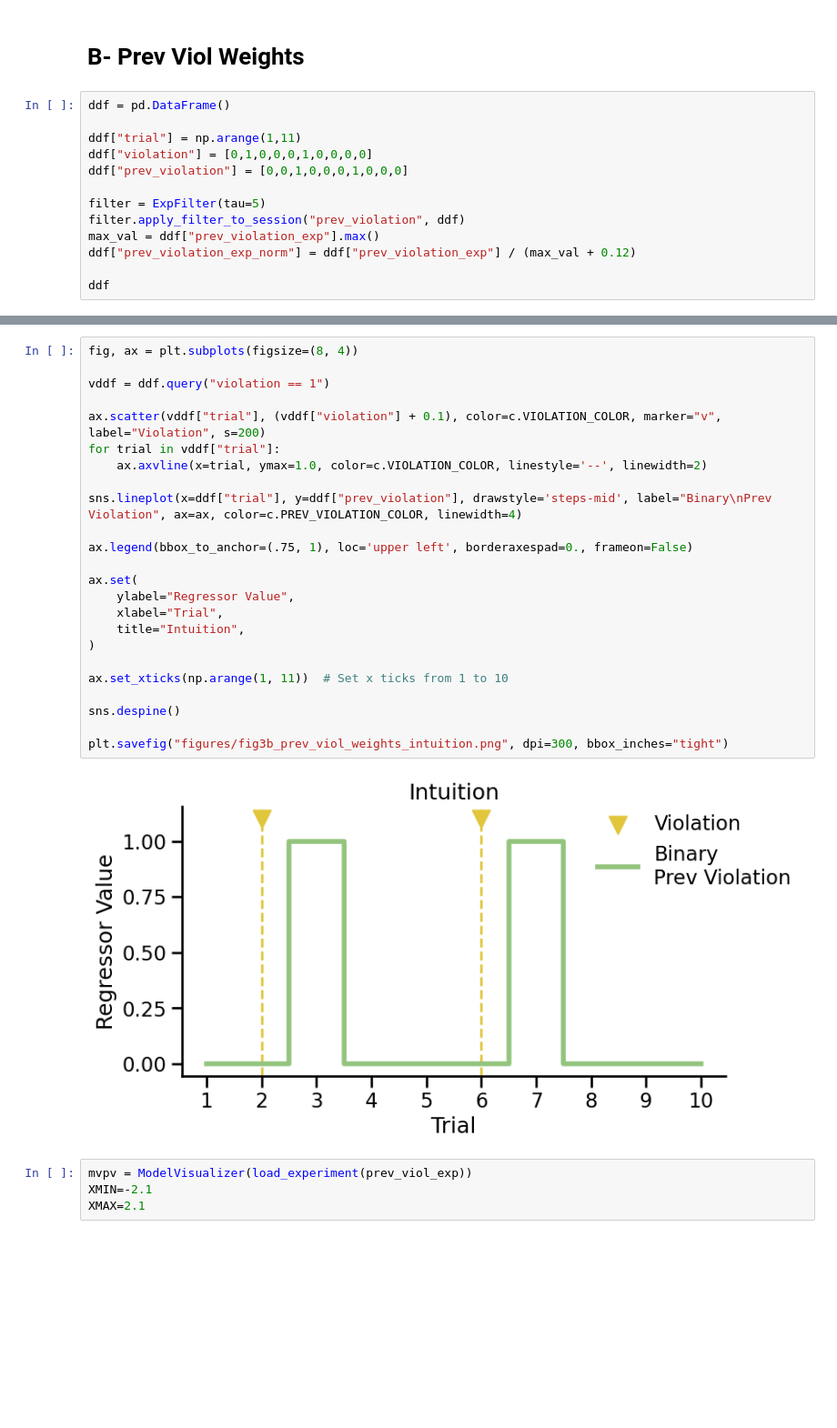
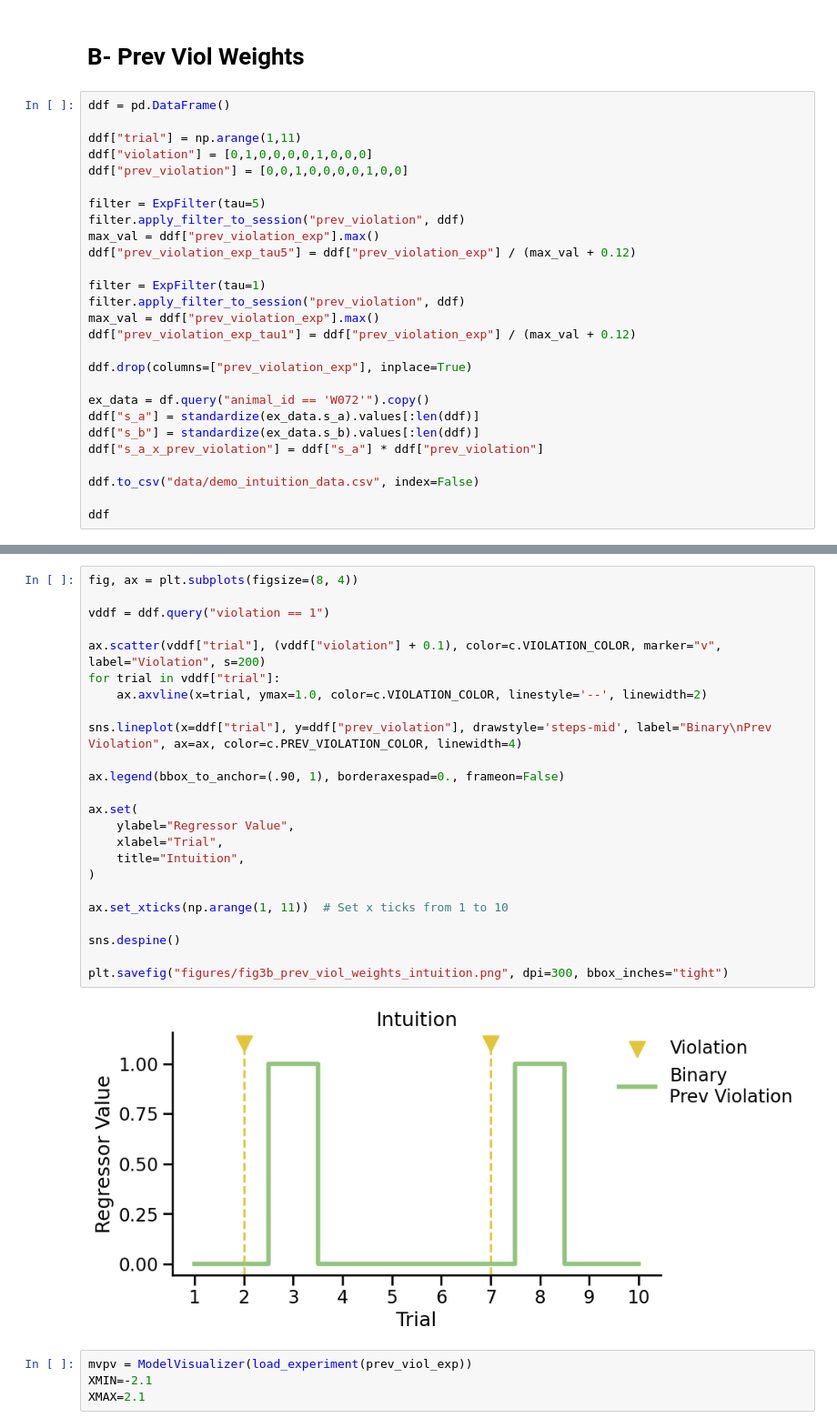
Before and after one commit to jess-breda/violations-multinomial, a Jupyter notebook: notebooks/thesis/@fig3_prev_viol.ipynb, the cells around one changed output, grey strips where cells are left out. Shown at 91% size. Drawn from its saved outputs; the diff is of its cells as text; blank space fills up the shorter version.

```diff
--- a/notebooks/thesis/@fig3_prev_viol.ipynb
+++ b/notebooks/thesis/@fig3_prev_viol.ipynb
@@ -244,13 +250,27 @@ plt.savefig("figures/fig3a_violation_autocorrelogram.png", dpi=300, bbox_inches=
 ddf = pd.DataFrame()
 
 ddf["trial"] = np.arange(1,11)
-ddf["violation"] = [0,1,0,0,0,1,0,0,0,0]
-ddf["prev_violation"] = [0,0,1,0,0,0,1,0,0,0]
+ddf["violation"] = [0,1,0,0,0,0,1,0,0,0]
+ddf["prev_violation"] = [0,0,1,0,0,0,0,1,0,0]
 
 filter = ExpFilter(tau=5)
 filter.apply_filter_to_session("prev_violation", ddf)
 max_val = ddf["prev_violation_exp"].max()
-ddf["prev_violation_exp_norm"] = ddf["prev_violation_exp"] / (max_val + 0.12)
+ddf["prev_violation_exp_tau5"] = ddf["prev_violation_exp"] / (max_val + 0.12)
+
+filter = ExpFilter(tau=1)
+filter.apply_filter_to_session("prev_violation", ddf)
+max_val = ddf["prev_violation_exp"].max()
+ddf["prev_violation_exp_tau1"] = ddf["prev_violation_exp"] / (max_val + 0.12)
+
+ddf.drop(columns=["prev_violation_exp"], inplace=True)
+
+ex_data = df.query("animal_id == 'W072'").copy()
+ddf["s_a"] = standardize(ex_data.s_a).values[:len(ddf)]
+ddf["s_b"] = standardize(ex_data.s_b).values[:len(ddf)]
+ddf["s_a_x_prev_violation"] = ddf["s_a"] * ddf["prev_violation"]
+
+ddf.to_csv("data/demo_intuition_data.csv", index=False)
 
 ddf
 # %% [output]
@@ -268,29 +288,29 @@ ddf
 # %%
 fig, ax = plt.subplots(figsize=(8, 4))
 
 vddf = ddf.query("violation == 1")
 
 ax.scatter(vddf["trial"], (vddf["violation"] + 0.1), color=c.VIOLATION_COLOR, marker="v", label="Violation", s=200)
 for trial in vddf["trial"]:
     ax.axvline(x=trial, ymax=1.0, color=c.VIOLATION_COLOR, linestyle='--', linewidth=2)
 
 sns.lineplot(x=ddf["trial"], y=ddf["prev_violation"], drawstyle='steps-mid', label="Binary\nPrev Violation", ax=ax, color=c.PREV_VIOLATION_COLOR, linewidth=4)
 
-ax.legend(bbox_to_anchor=(.75, 1), loc='upper left', borderaxespad=0., frameon=False)
+ax.legend(bbox_to_anchor=(.90, 1), borderaxespad=0., frameon=False)
 
 ax.set(
     ylabel="Regressor Value",
     xlabel="Trial",
     title="Intuition",
 )
 
 ax.set_xticks(np.arange(1, 11))  # Set x ticks from 1 to 10
 
 sns.despine()
 
 plt.savefig("figures/fig3b_prev_viol_weights_intuition.png", dpi=300, bbox_inches="tight")
 # %% [output]
-[figure, old version]
+[figure, new version]
 # %%
 mvpv = ModelVisualizer(load_experiment(prev_viol_exp))
 XMIN=-2.1
```
Also changed, not shown: parts of 22 cells of this notebook, 5 other files.
